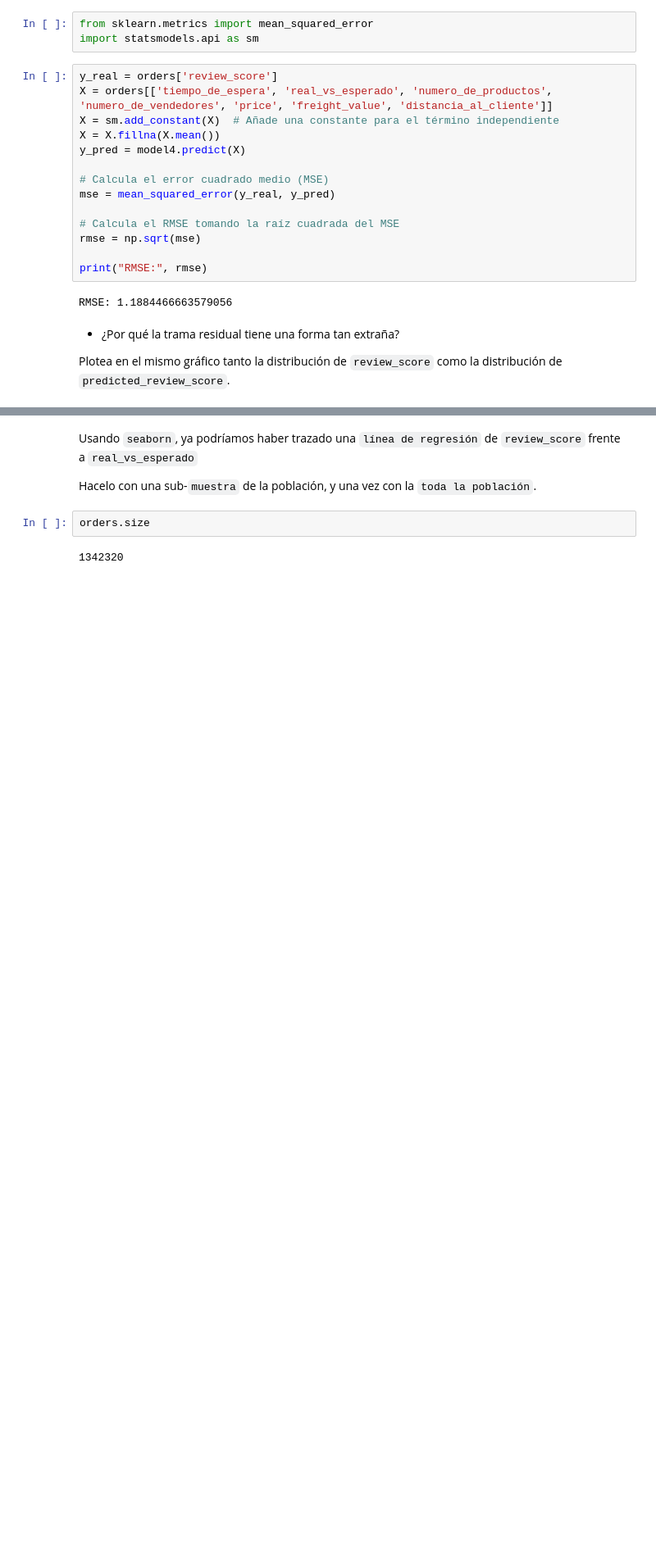
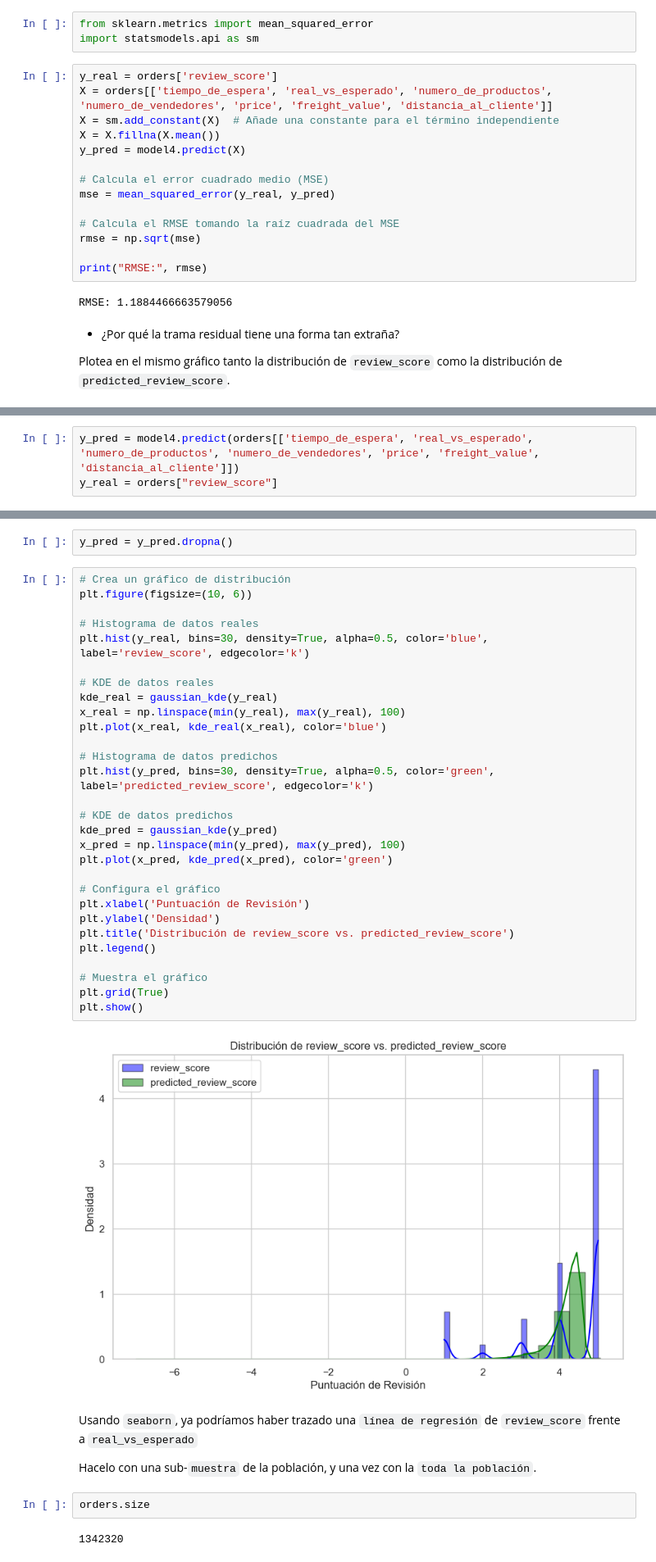
Before and after one commit to MartinaLarrea/TP-Datos---2, a Jupyter notebook: ejercicio_orders_part2.ipynb, the cells around one changed output, grey strips where cells are left out. Shown at 82% size. Drawn from its saved outputs; the diff is of its cells as text; blank space fills up the shorter version.

```diff
--- a/ejercicio_orders_part2.ipynb
+++ b/ejercicio_orders_part2.ipynb
@@ -373,0 +376,3 @@ Text(0.5, 1.0, 'distribution of predicted and actual values')
+# %%
+y_pred = model4.predict(orders[['tiempo_de_espera', 'real_vs_esperado', 'numero_de_productos', 'numero_de_vendedores', 'price', 'freight_value', 'distancia_al_cliente']])
+y_real = orders["review_score"]
@@ -374,3 +382,36 @@ Text(0.5, 1.0, 'distribution of predicted and actual values')
+# %%
+y_pred = y_pred.dropna()
+# %%
+# Crea un gráfico de distribución
+plt.figure(figsize=(10, 6))
+
+# Histograma de datos reales
+plt.hist(y_real, bins=30, density=True, alpha=0.5, color='blue', label='review_score', edgecolor='k')
+
+# KDE de datos reales
+kde_real = gaussian_kde(y_real)
+x_real = np.linspace(min(y_real), max(y_real), 100)
+plt.plot(x_real, kde_real(x_real), color='blue')
+
+# Histograma de datos predichos
+plt.hist(y_pred, bins=30, density=True, alpha=0.5, color='green', label='predicted_review_score', edgecolor='k')
+
+# KDE de datos predichos
+kde_pred = gaussian_kde(y_pred)
+x_pred = np.linspace(min(y_pred), max(y_pred), 100)
+plt.plot(x_pred, kde_pred(x_pred), color='green')
+
+# Configura el gráfico
+plt.xlabel('Puntuación de Revisión')
+plt.ylabel('Densidad')
+plt.title('Distribución de review_score vs. predicted_review_score')
+plt.legend()
+
+# Muestra el gráfico
+plt.grid(True)
+plt.show()
+# %% [output]
+[figure, added]
 # %% [markdown]
 Usando `seaborn`, ya podríamos haber trazado una `línea de regresión` de `review_score` frente a `real_vs_esperado`
 
```
Also changed, not shown: parts of 18 cells of this notebook, 3 other files.
